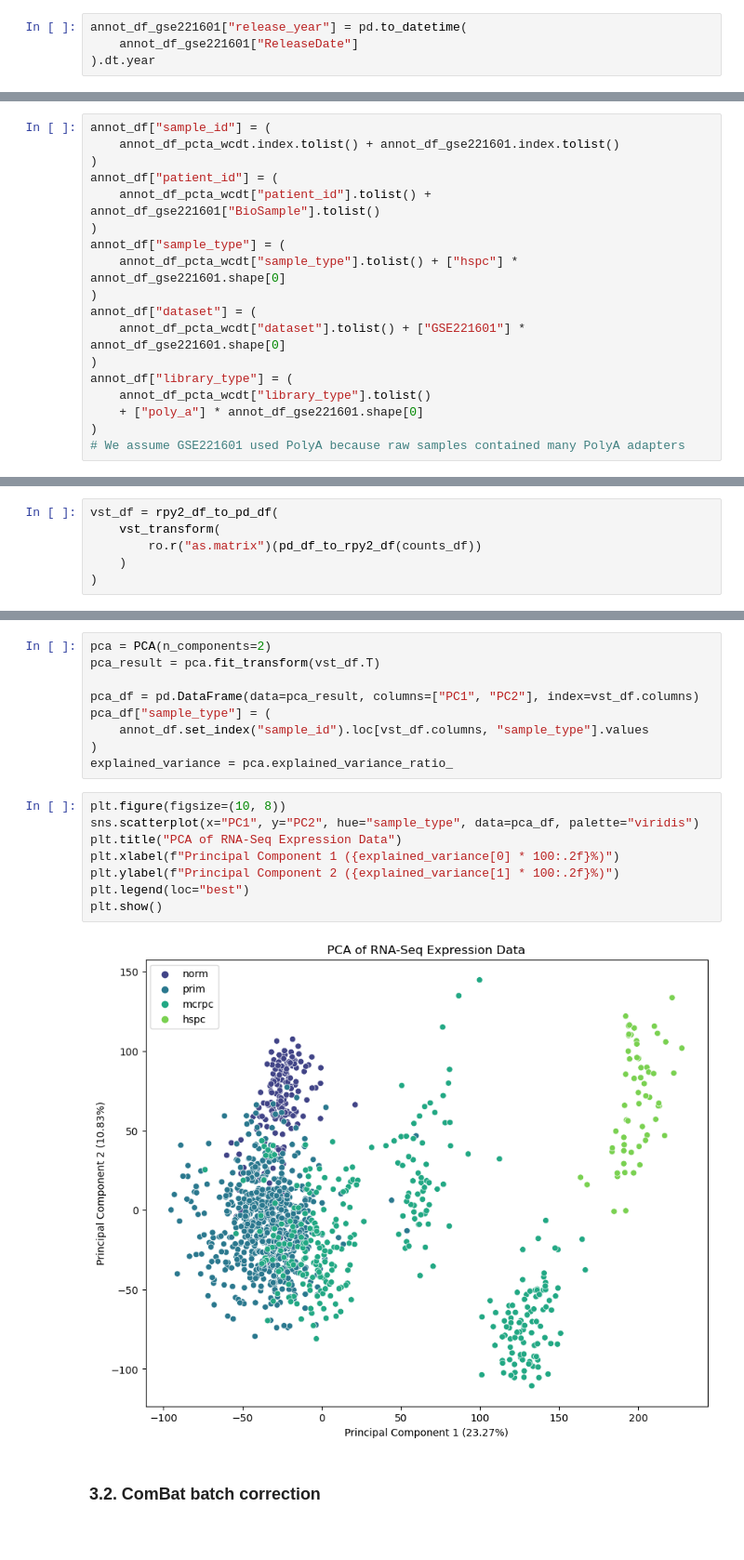
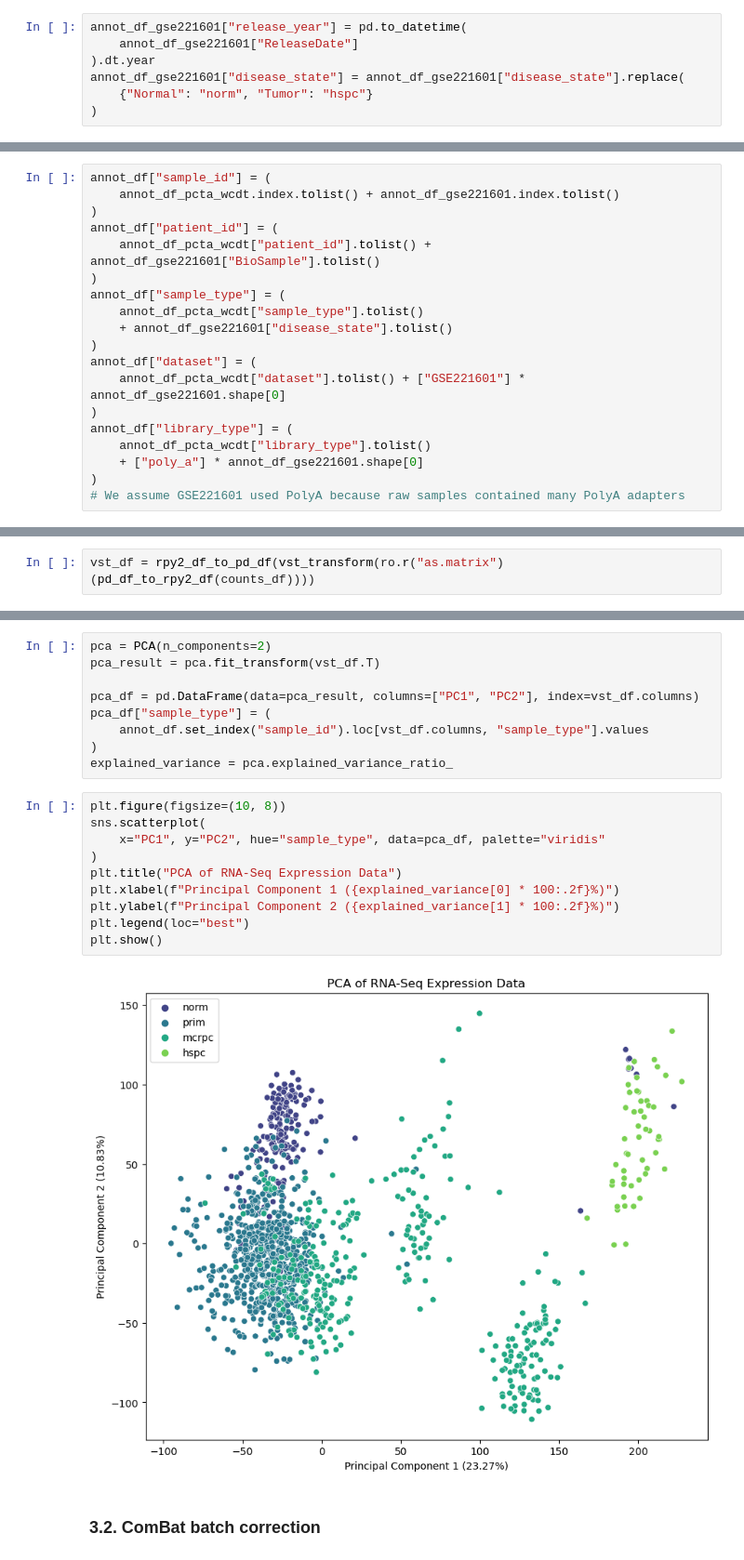
Before and after one commit to CarlosUziel/pca_wgcna_ml, a Jupyter notebook: notebooks/pcta_wcdt_gse221601.ipynb, the cells around one changed output, grey strips where cells are left out. Shown at 93% size. Cells and saved outputs as stored; diff of their text form.

```diff
--- a/notebooks/pcta_wcdt_gse221601.ipynb
+++ b/notebooks/pcta_wcdt_gse221601.ipynb
@@ -92,6 +93,9 @@ display(annot_df_gse221601.head())
 annot_df_gse221601["release_year"] = pd.to_datetime(
     annot_df_gse221601["ReleaseDate"]
 ).dt.year
+annot_df_gse221601["disease_state"] = annot_df_gse221601["disease_state"].replace(
+    {"Normal": "norm", "Tumor": "hspc"}
+)
 # %%
 annot_df_gse221601.iloc[0, :]
 # %% [output]
@@ -126,7 +130,8 @@ annot_df["patient_id"] = (
     annot_df_pcta_wcdt["patient_id"].tolist() + annot_df_gse221601["BioSample"].tolist()
 )
 annot_df["sample_type"] = (
-    annot_df_pcta_wcdt["sample_type"].tolist() + ["hspc"] * annot_df_gse221601.shape[0]
+    annot_df_pcta_wcdt["sample_type"].tolist()
+    + annot_df_gse221601["disease_state"].tolist()
 )
 annot_df["dataset"] = (
     annot_df_pcta_wcdt["dataset"].tolist() + ["GSE221601"] * annot_df_gse221601.shape[0]
@@ -211,11 +216,7 @@ pd.read_csv(PCTA_WCDT_GSE221601_ROOT / "data" / "raw_counts.csv", index_col=0)
 # %% [markdown]
 ### 3.1. PCA of unprocessed data
 # %%
-vst_df = rpy2_df_to_pd_df(
-    vst_transform(
-        ro.r("as.matrix")(pd_df_to_rpy2_df(counts_df))
-    )
-)
+vst_df = rpy2_df_to_pd_df(vst_transform(ro.r("as.matrix")(pd_df_to_rpy2_df(counts_df))))
 # %% [output]
 R[write to console]: converting counts to integer mode
 # %%
@@ -229,14 +230,16 @@ pca_df["sample_type"] = (
 explained_variance = pca.explained_variance_ratio_
 # %%
 plt.figure(figsize=(10, 8))
-sns.scatterplot(x="PC1", y="PC2", hue="sample_type", data=pca_df, palette="viridis")
+sns.scatterplot(
+    x="PC1", y="PC2", hue="sample_type", data=pca_df, palette="viridis"
+)
 plt.title("PCA of RNA-Seq Expression Data")
 plt.xlabel(f"Principal Component 1 ({explained_variance[0] * 100:.2f}%)")
 plt.ylabel(f"Principal Component 2 ({explained_variance[1] * 100:.2f}%)")
 plt.legend(loc="best")
 plt.show()
 # %% [output]
-[figure, old version]
+[figure, new version]
 # %% [markdown]
 ### 3.2. ComBat batch correction
 # %%
```
Also changed, not shown: parts of 9 cells of this notebook.
